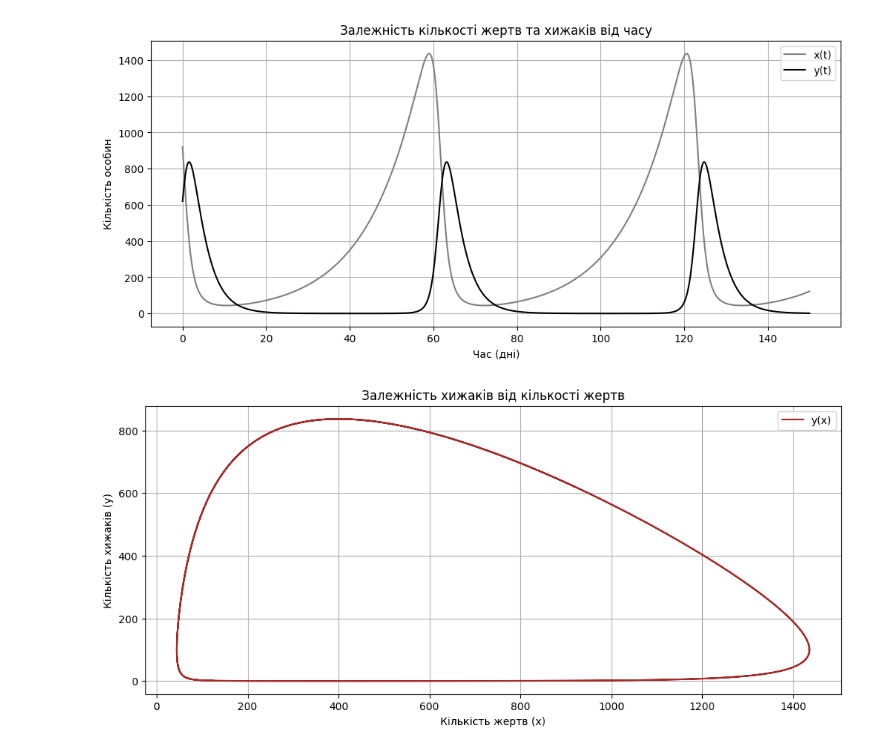
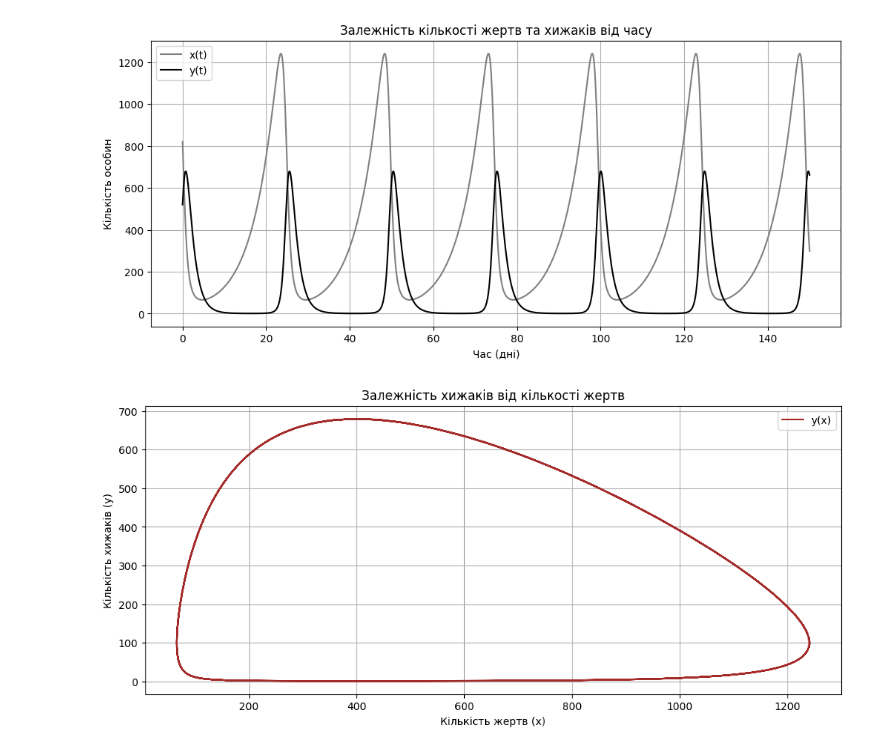
Before and after one commit to DonatoMoon/MPiCC, a Jupyter notebook: lab2.ipynb, the cells around one changed output. Saved outputs shown, nothing was run; the diff lists cells and outputs as text; code cells hidden in the pictures.

```diff
--- a/lab2.ipynb
+++ b/lab2.ipynb
@@ -1,9 +1,12 @@
+# %%
+import pandas as pd
+import numpy as np
+import matplotlib.pyplot as plt
+N = 18
 # %%
-import pandas as pd
-import numpy as np
-import matplotlib.pyplot as plt
 
-N = 8  # Ваш варіант
+
+
 
 def modeling_of_ecological_systems():
     a11 = 0.01*N
@@ -47,35 +50,35 @@ def modeling_of_ecological_systems():
             x_values[n+1] = x + h/6 * (k1_x + 2*k2_x + 2*k3_x + k4_x)
             y_values[n+1] = y + h/6 * (k1_y + 2*k2_y + 2*k3_y + k4_y)
 
         return t_values, x_values, y_values
 
     t_values, x_values, y_values = Runge_kutta(x0, y0, step)
 
     # Графік змін чисельності жертв та хижаків
     plt.figure(figsize=(12, 5))
     plt.plot(t_values, x_values, label='x(t)', color='grey')
     plt.plot(t_values, y_values, label='y(t)', color='black')
     plt.xlabel('Час (дні)')
     plt.ylabel('Кількість особин')
     plt.legend()
     plt.grid()
     plt.title('Залежність кількості жертв та хижаків від часу')
     plt.show()
 
     # Графік залежності між жертвами і хижаками
     plt.figure(figsize=(12, 5))
     plt.plot(x_values, y_values, label='y(x)', color='brown')
     plt.xlabel('Кількість жертв (x)')
     plt.ylabel('Кількість хижаків (y)')
     plt.legend()
     plt.grid()
     plt.title('Залежність хижаків від кількості жертв')
     plt.show()
 
 modeling_of_ecological_systems()
 # %% [output]
-[figure, old version]
+[figure, new version]
-[figure, old version]
+[figure, new version]
 # %%
 def Modeling_the_spread_of_an_epidemic():
     H = 1000-N
```
Also changed, not shown: parts of 1 cell of this notebook, 1 other file.
